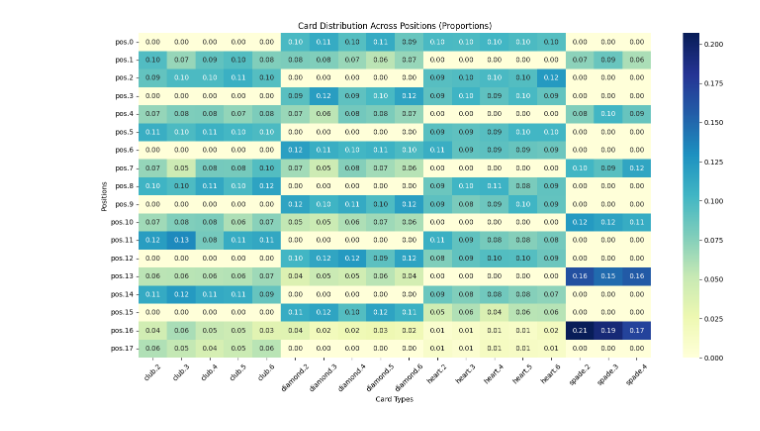
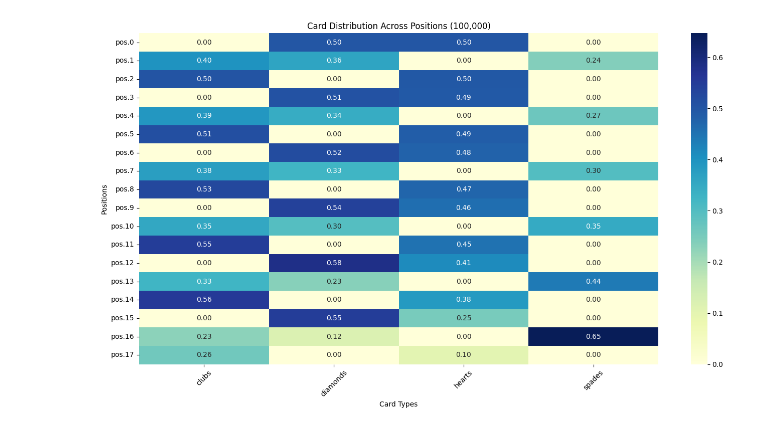
Before and after one commit to michaeledge27/mathModeling, a Jupyter notebook: projects/ShufflingUnderConstraints.ipynb, the cells around one changed output. Saved outputs shown, nothing was run; the diff lists cells and outputs as text; code cells hidden in the pictures.

```diff
--- a/projects/ShufflingUnderConstraints.ipynb
+++ b/projects/ShufflingUnderConstraints.ipynb
@@ -83,9 +77,7 @@ def legal_allocation(all_cards):
 # %%
 def iterate_a_lot(iterations):
-    # Initialize card count using the full set of cards
-    clubs, diamonds, hearts, spades = initializeCards()
-    all_cards = clubs + diamonds + hearts + spades
-    card_count = {f"pos.{pos}": {card: 0 for card in all_cards} for pos in range(18)}
+
+    card_count = {f"pos.{pos}": {card: 0 for card in initializeCards()[0] + initializeCards()[1] + initializeCards()[2] + initializeCards()[3]} for pos in range(18)}
 
     for _ in range(iterations):
         # Reinitialize the cards for each iteration
@@ -98,9 +90,34 @@ def iterate_a_lot(iterations):
                 card_count[f"pos.{pos}"][card] += 1
 
     return card_count
+# %%
+
+def iterate_a_lot(iterations):
+    clubs, diamonds, hearts, spades = initializeCards()
+    card_types = ['clubs', 'diamonds', 'hearts', 'spades']
+    position_counts = {f"pos.{pos}": {card_type: 0 for card_type in card_types} for pos in range(18)}
+
+    for _ in range(iterations):
+        # Reinitialize the cards for each iteration
+        clubs, diamonds, hearts, spades = initializeCards()
+        allocation = build_valid_allocation(clubs.copy(), diamonds.copy(), hearts.copy(), spades.copy())
+
+        # Count occurrences of each card type in each position
+        for pos, card in enumerate(allocation):
+            if card is not None:
+                if 'club' in card:
+                    position_counts[f"pos.{pos}"]['clubs'] += 1
+                elif 'diamond' in card:
+                    position_counts[f"pos.{pos}"]['diamonds'] += 1
+                elif 'heart' in card:
+                    position_counts[f"pos.{pos}"]['hearts'] += 1
+                elif 'spade' in card:
+                    position_counts[f"pos.{pos}"]['spades'] += 1
+
+    return position_counts
 # %%
-iterations = 1000
+iterations = 100000
 card_count = iterate_a_lot(iterations)
 # %%
-df_distribution = pd.DataFrame(card_count).T.fillna(0)
+df_distribution = pd.DataFrame(card_count).T
 df_proportions = df_distribution.div(iterations)
@@ -107,11 +135,11 @@ df_proportions = df_distribution.div(iterations)
 # %%
 plt.figure(figsize=(14, 8))
 sns.heatmap(df_proportions, cmap='YlGnBu', annot=True, fmt=".2f")
-plt.title('Card Distribution Across Positions (Proportions)')
+plt.title('Card Distribution Across Positions (100,000)')
 plt.xlabel('Card Types')
 plt.ylabel('Positions')
 plt.xticks(rotation=45)
 plt.tight_layout()
 plt.show()
 # %% [output]
-[figure, old version]
+[figure, new version]
```
Also changed, not shown: parts of 12 cells of this notebook.
